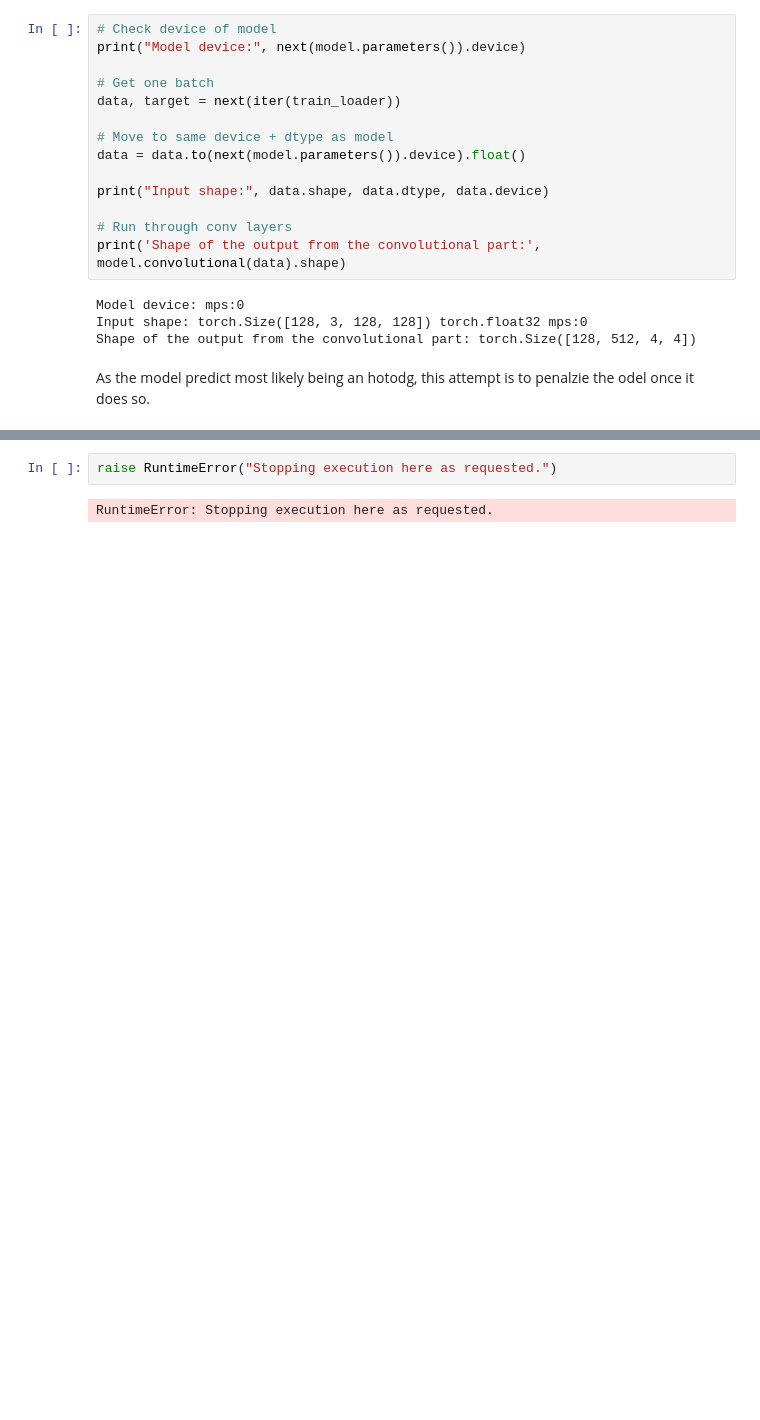
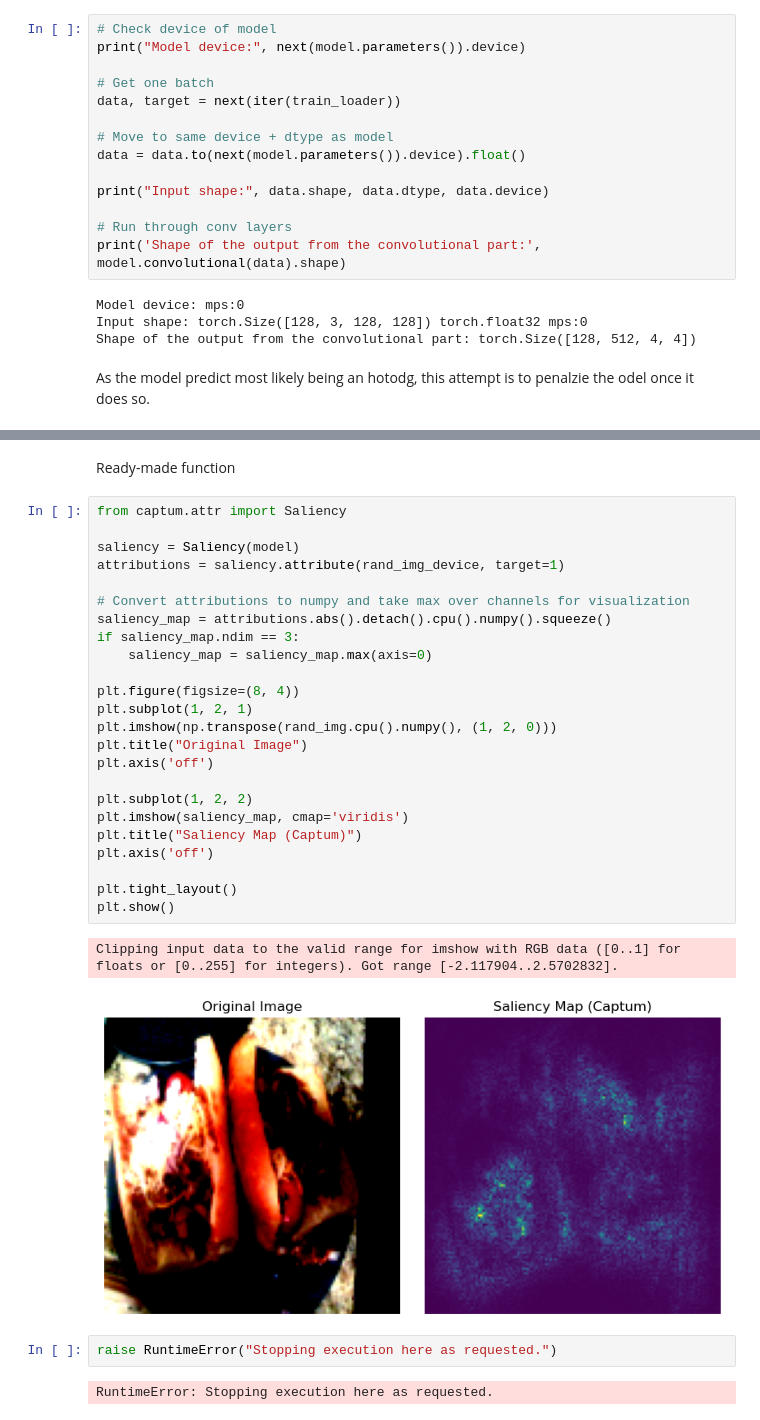
Before and after one commit to LuigiPampanin01/Assignments_DL_for_CV, a Jupyter notebook: IDLCV_Project_1_hotdog.ipynb, the cells around one changed output, grey strips where cells are left out. Cells and saved outputs as stored; diff of their text form; blank space fills up the shorter version.

```diff
--- a/IDLCV_Project_1_hotdog.ipynb
+++ b/IDLCV_Project_1_hotdog.ipynb
@@ -384,3 +457,32 @@ Predicted as not hotdog: 1151 (61.82%)
+# %% [markdown]
+Ready-made function
+# %%
+from captum.attr import Saliency
+
+saliency = Saliency(model)
+attributions = saliency.attribute(rand_img_device, target=1)
+
+# Convert attributions to numpy and take max over channels for visualization
+saliency_map = attributions.abs().detach().cpu().numpy().squeeze()
+if saliency_map.ndim == 3:
+    saliency_map = saliency_map.max(axis=0)
+
+plt.figure(figsize=(8, 4))
+plt.subplot(1, 2, 1)
+plt.imshow(np.transpose(rand_img.cpu().numpy(), (1, 2, 0)))
+plt.title("Original Image")
+plt.axis('off')
+
+plt.subplot(1, 2, 2)
+plt.imshow(saliency_map, cmap='viridis')
+plt.title("Saliency Map (Captum)")
+plt.axis('off')
+
+plt.tight_layout()
+plt.show()
+# %% [output]
+Clipping input data to the valid range for imshow with RGB data ([0..1] for floats or [0..255] for integers). Got range [-2.117904..2.5702832].
+[figure, added]
 # %%
 raise RuntimeError("Stopping execution here as requested.")
 # %% [output]
```
Also changed, not shown: parts of 10 cells of this notebook.
